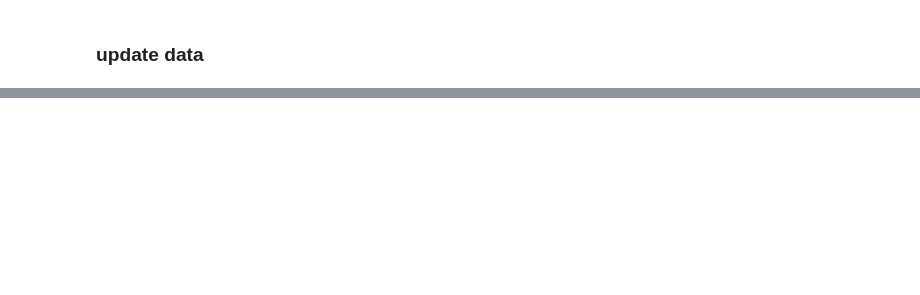
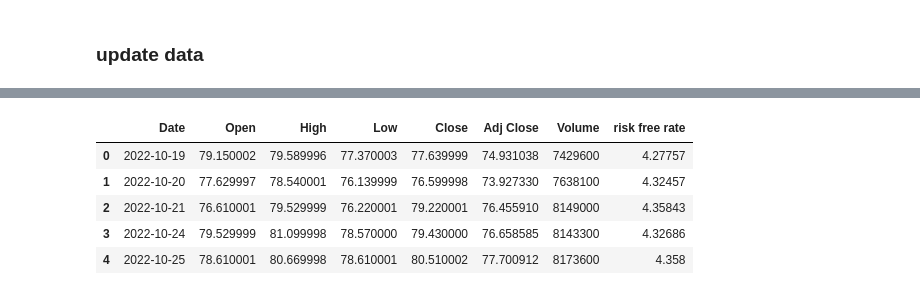
Before and after one commit to themodern/fastapi-simple, a Jupyter notebook: test.ipynb, the cells around one changed output, grey strips where cells are left out. Cells and saved outputs as stored; diff of their text form; code cells hidden in the pictures; blank space fills up the shorter version.

```diff
--- a/test.ipynb
+++ b/test.ipynb
@@ -192,0 +244,4 @@ Response:
+# %%
+df1 = pd.read_csv("temp/MS.csv")
+df1['Date'] = pd.to_datetime(df1['Date'])
+df1 = df1.merge(rf, on='Date' )
@@ -192,0 +281,9 @@ Response:
+# %%
+df1.head()
+# %% [output]
+|  | Date | Open | High | Low | Close | Adj Close | Volume | risk free rate |
+| 0 | 2022-10-19 | 79.150002 | 79.589996 | 77.370003 | 77.639999 | 74.931038 | 7429600 | 4.27757 |
+| 1 | 2022-10-20 | 77.629997 | 78.540001 | 76.139999 | 76.599998 | 73.927330 | 7638100 | 4.32457 |
+| 2 | 2022-10-21 | 76.610001 | 79.529999 | 76.220001 | 79.220001 | 76.455910 | 8149000 | 4.35843 |
+| 3 | 2022-10-24 | 79.529999 | 81.099998 | 78.570000 | 79.430000 | 76.658585 | 8143300 | 4.32686 |
+| 4 | 2022-10-25 | 78.610001 | 80.669998 | 78.610001 | 80.510002 | 77.700912 | 8173600 | 4.358 |
```
Also changed, not shown: parts of 17 cells of this notebook, 6 other files.
